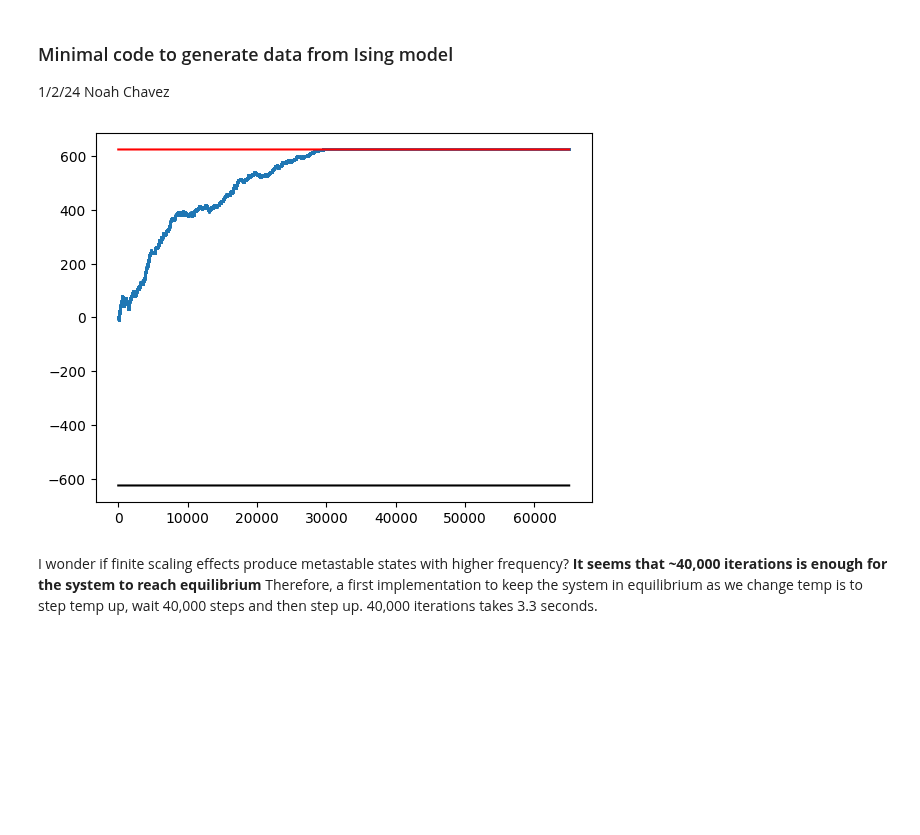
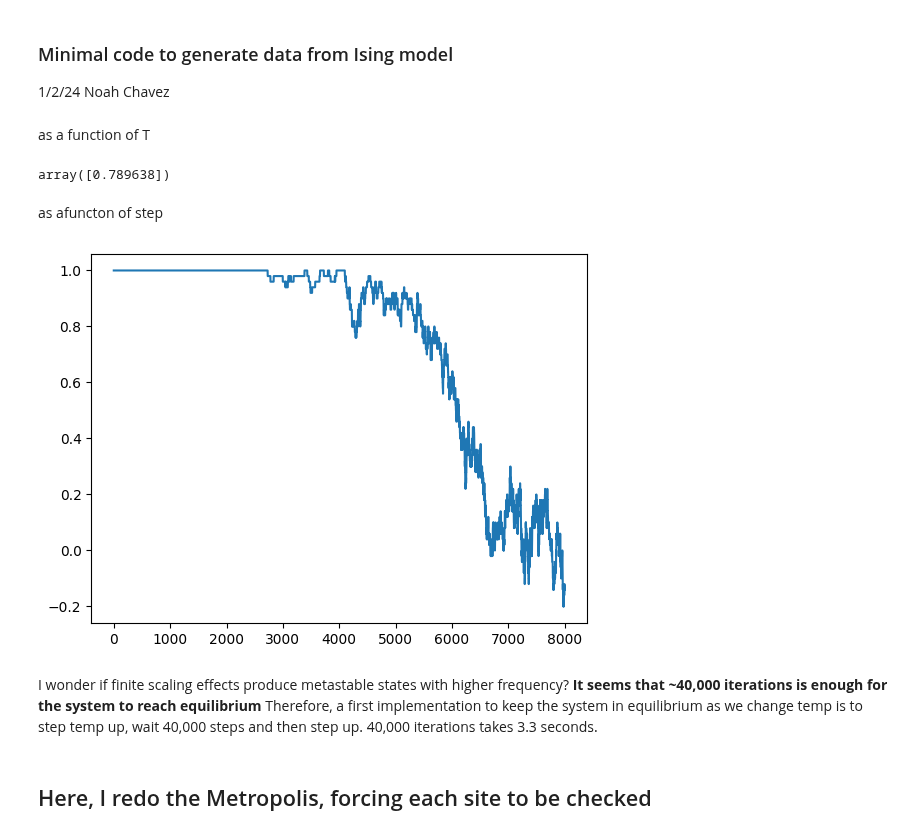
Before and after one commit to noahchanoah/thesis, a Jupyter notebook: IsingSci.ipynb, the cells around one changed output. Cells and saved outputs as stored; diff of their text form; code cells hidden in the pictures; blank space fills up the shorter version.

Commit message:
Metropolis overhaul

```diff
--- a/IsingSci.ipynb
+++ b/IsingSci.ipynb
@@ -101,17 +123,50 @@ mArr = Metropolis(lat, T, iters)
+# %%
+#init lattice
+size = 10 #was 50
+lat = initLattice(size,False) #lattice starts at high T (randomized)
+
+#Now perform metropolois over a quasi-static temperature sweep
+#T = 0.01, iters = 40000
+T = 0.1
+iters = 100 #65000 is enough to reach equilibrium from hot start -- it is probably a bit too much 150000
+
+mArr = []
+
+for i in range(80):
+    mOut = Metropolis(lat, T, iters)
+    mArr = np.append(mArr, mOut)
+    T += 0.05
+# %% [markdown]
+as a function of T
+# %%
+lat = initLattice(size,False)
+Metropolis(lat,2.27,10000)
+# %% [output]
+array([0.789638])
+# %% [markdown]
+as afuncton of step
 # %%
 #Now plot the magnitzation as a func of iteration
-eqMPos = np.full((mArr.size,1),np.power(size,2))
-eqMNeg = np.full((mArr.size,1),-np.power(size,2))
-iter = np.arange(0,mArr.size)
-plt.plot(iter,eqMPos, color="red")
-plt.plot(iter,eqMNeg, color="black")
-plt.scatter(iter, mArr, s=1)
+#eqMPos = np.full((mArrCool.size,1),np.power(size,2))
+#eqMNeg = np.full(
+# (mArrCool.size,1),-np.power(size,2))
+#iterCool = np.arange(0,mArrCool.size)
+#plt.plot(iterCool,eqMPos, color="red")
+#plt.plot(iterCool,eqMNeg, color="black")
+#plt.scatter(iterCool, mArrCool, s=1)
+#EOD = max(iterCool)
+#iter = np.arange(EOD, EOD + mArr.size)
+
+plt.plot(np.arange(0,mArr.size), mArr)
 plt.show()
+#plt.savefig("MfuncofStep.png", dpi=300, format="png")
 # %% [output]
-[figure, old version]
+[figure, new version]
 # %% [markdown]
 I wonder if finite scaling effects produce metastable states with higher frequency? **It seems that ~40,000 iterations is enough for the system to reach equilibrium** Therefore, a first implementation to keep the system in equilibrium as we change temp is to step temp up, wait 40,000 steps and then step up. 40,000 iterations takes 3.3 seconds.
 # %%
 #Now sweep temperature
 
 #TODO I should probably add a paramter that allows me to control some averaging parameter so i dont spit out ~40k data points PER TEMEP STEP
+# %% [markdown]
+## Here, I redo the Metropolis, forcing each site to be checked
```
Also changed, not shown: parts of 5 cells of this notebook.
